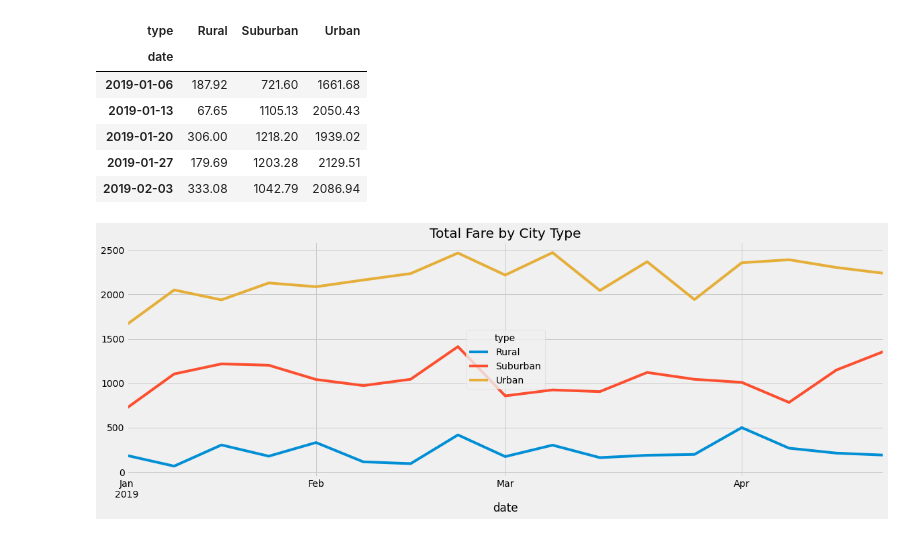
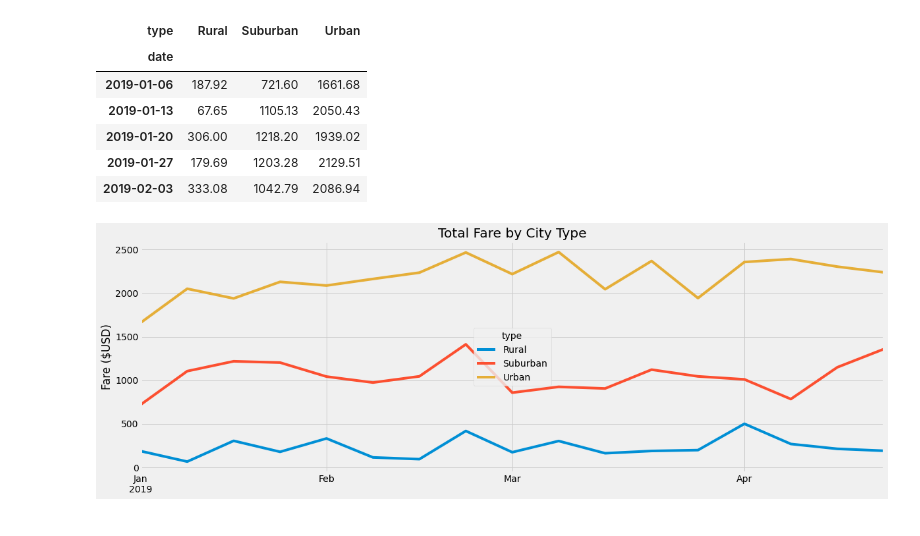
Before and after one commit to tfoster-ut/PyBer_Analysis, a Jupyter notebook: PyBer_Challenge.ipynb, the cells around one changed output. Cells and saved outputs as stored; diff of their text form; code cells hidden in the pictures.

Commit message:
complete fiverthiryeight chart and add python file

```diff
--- a/PyBer_Challenge.ipynb
+++ b/PyBer_Challenge.ipynb
@@ -246,12 +246,17 @@ pyber_grouped_week.head()
 # %%
 # 8. Using the object-oriented interface method, plot the resample DataFrame using the df.plot() function.
 
 pyber_grouped_week.plot(figsize=(18,6), title='Total Fare by City Type')
 # plt.title('Total Fare by City Type')
+plt.ylabel('Fare ($USD)')
+plt.xlabel('')
+
 
 # Import the style from Matplotlib.
 from matplotlib import style
 # Use the graph style fivethirtyeight.
 style.use('fivethirtyeight')
+plt.savefig('/content/drive/My Drive/Colab Notebooks/PyBer_Analysis/Analysis/challenge.png')
+plt.show()
 # %% [output]
-[figure, old version]
+[figure, new version]
```
Also changed, not shown: 2 other files.
